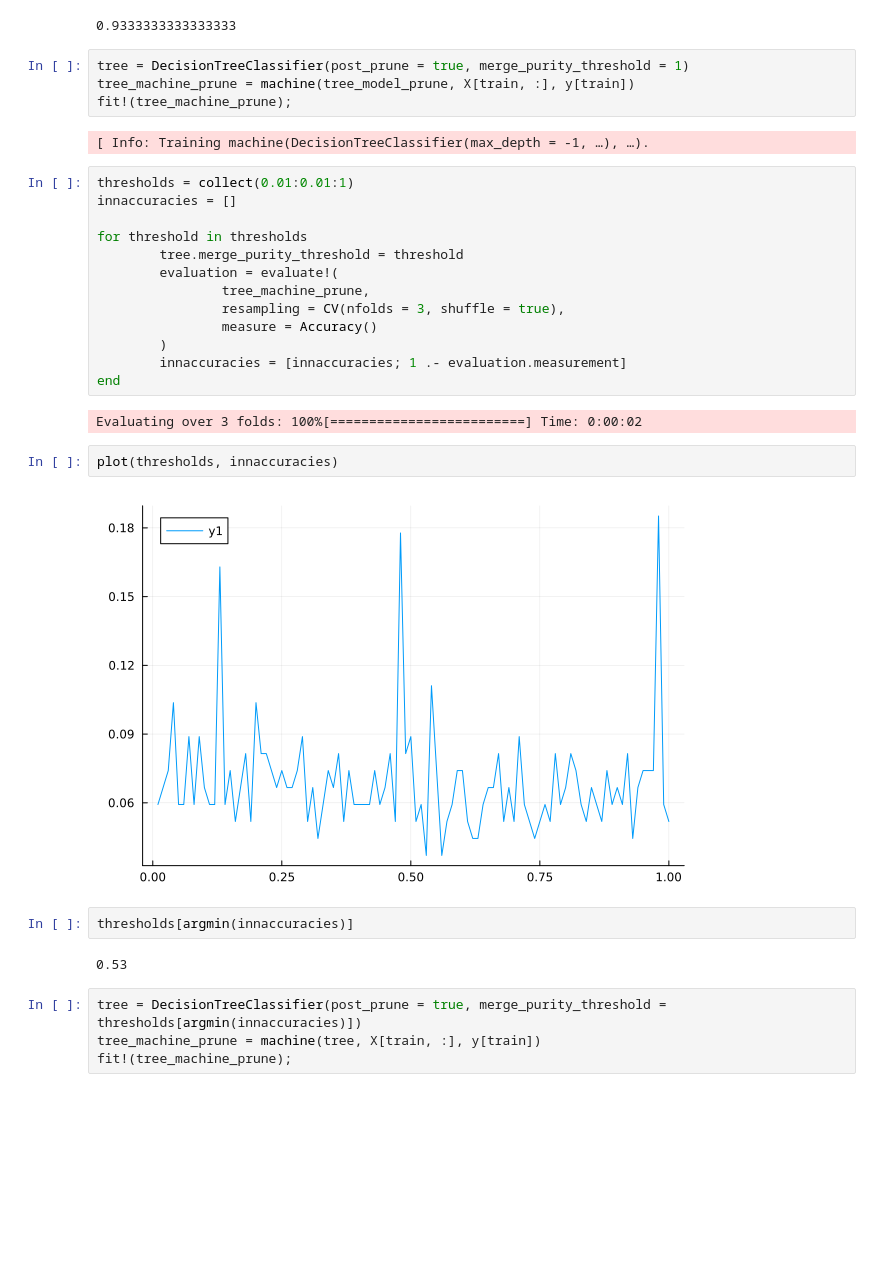
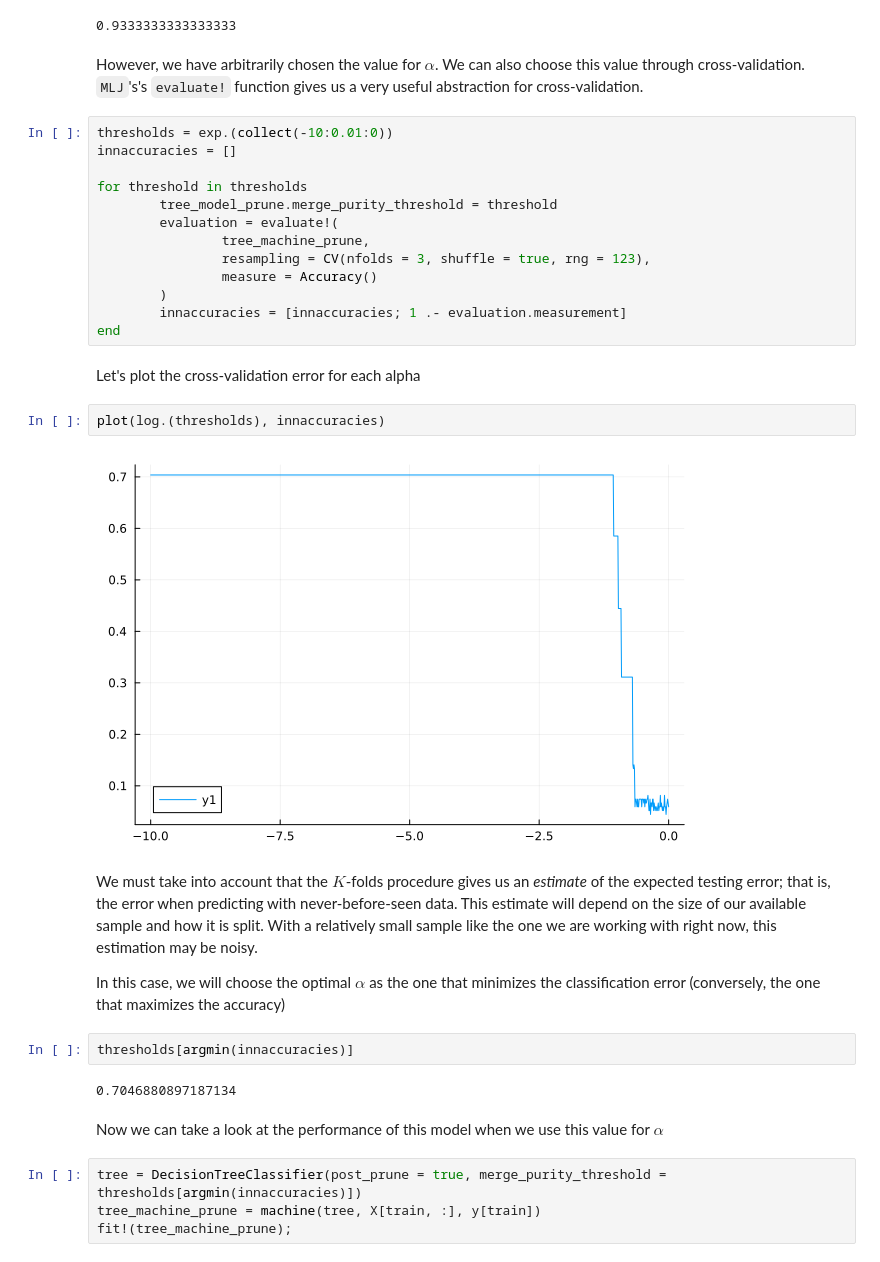
Before and after one commit to d2cml-ai/CausalAI-Course, a Jupyter notebook: Labs/PD/PD9/julia.ipynb, the cells around one changed output. Drawn from its saved outputs; the diff is of its cells as text; blank space fills up the shorter version.

```diff
--- a/Labs/PD/PD9/julia.ipynb
+++ b/Labs/PD/PD9/julia.ipynb
@@ -100,35 +127,37 @@ pruned_predictions = predict_mode(tree_machine_prune, X[test, :])
 mean(pruned_predictions .== y[test])
 # %% [output]
 0.9333333333333333
-# %%
-tree = DecisionTreeClassifier(post_prune = true, merge_purity_threshold = 1)
-tree_machine_prune = machine(tree_model_prune, X[train, :], y[train])
-fit!(tree_machine_prune);
-# %% [output]
-[ Info: Training machine(DecisionTreeClassifier(max_depth = -1, …), …).
+# %% [markdown]
+However, we have arbitrarily chosen the value for $\alpha$. We can also choose this value through cross-validation. `MLJ`'s's `evaluate!` function gives us a very useful abstraction for cross-validation.
 # %%
-thresholds = collect(0.01:0.01:1)
+thresholds = exp.(collect(-10:0.01:0))
 innaccuracies = []
 
 for threshold in thresholds
-        tree.merge_purity_threshold = threshold
+        tree_model_prune.merge_purity_threshold = threshold
         evaluation = evaluate!(
                 tree_machine_prune,
-                resampling = CV(nfolds = 3, shuffle = true),
+                resampling = CV(nfolds = 3, shuffle = true, rng = 123),
                 measure = Accuracy()
         )
         innaccuracies = [innaccuracies; 1 .- evaluation.measurement]
 end
-# %% [output]
-Evaluating over 3 folds: 100%[=========================] Time: 0:00:02
+# %% [markdown]
+Let's plot the cross-validation error for each alpha
 # %%
-plot(thresholds, innaccuracies)
+plot(log.(thresholds), innaccuracies)
 # %% [output]
-[figure, old version]
+[figure, new version]
+# %% [markdown]
+We must take into account that the $K$-folds procedure gives us an *estimate* of the expected testing error; that is, the error when predicting with never-before-seen data. This estimate will depend on the size of our available sample and how it is split. With a relatively small sample like the one we are working with right now, this estimation may be noisy.
+
+In this case, we will choose the optimal $\alpha$ as the one that minimizes the classification error (conversely, the one that maximizes the accuracy)
 # %%
 thresholds[argmin(innaccuracies)]
 # %% [output]
-0.53
+0.7046880897187134
+# %% [markdown]
+Now we can take a look at the performance of this model when we use this value for $\alpha$
 # %%
 tree = DecisionTreeClassifier(post_prune = true, merge_purity_threshold = thresholds[argmin(innaccuracies)])
 tree_machine_prune = machine(tree, X[train, :], y[train])
```
Also changed, not shown: parts of 49 cells of this notebook, 1 other file.
